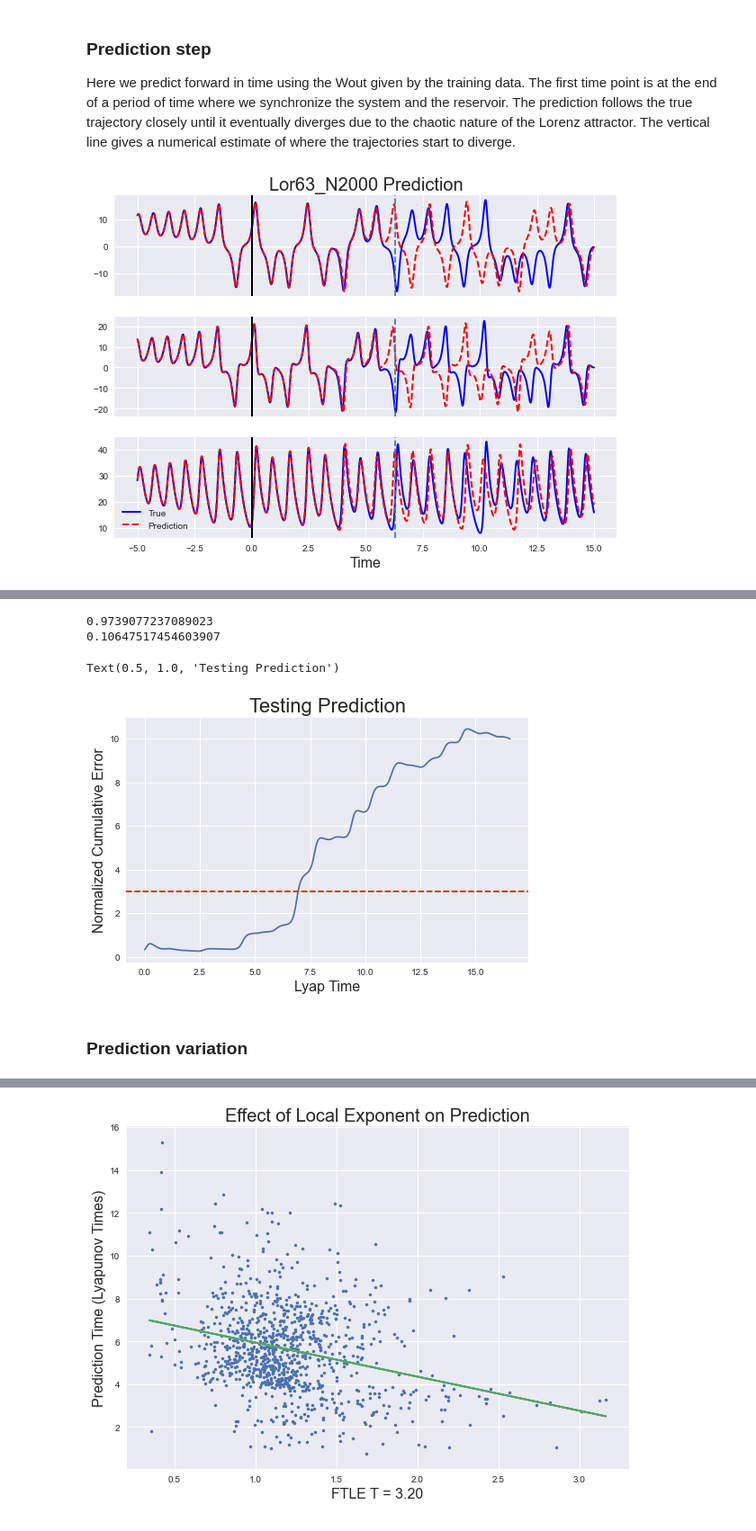
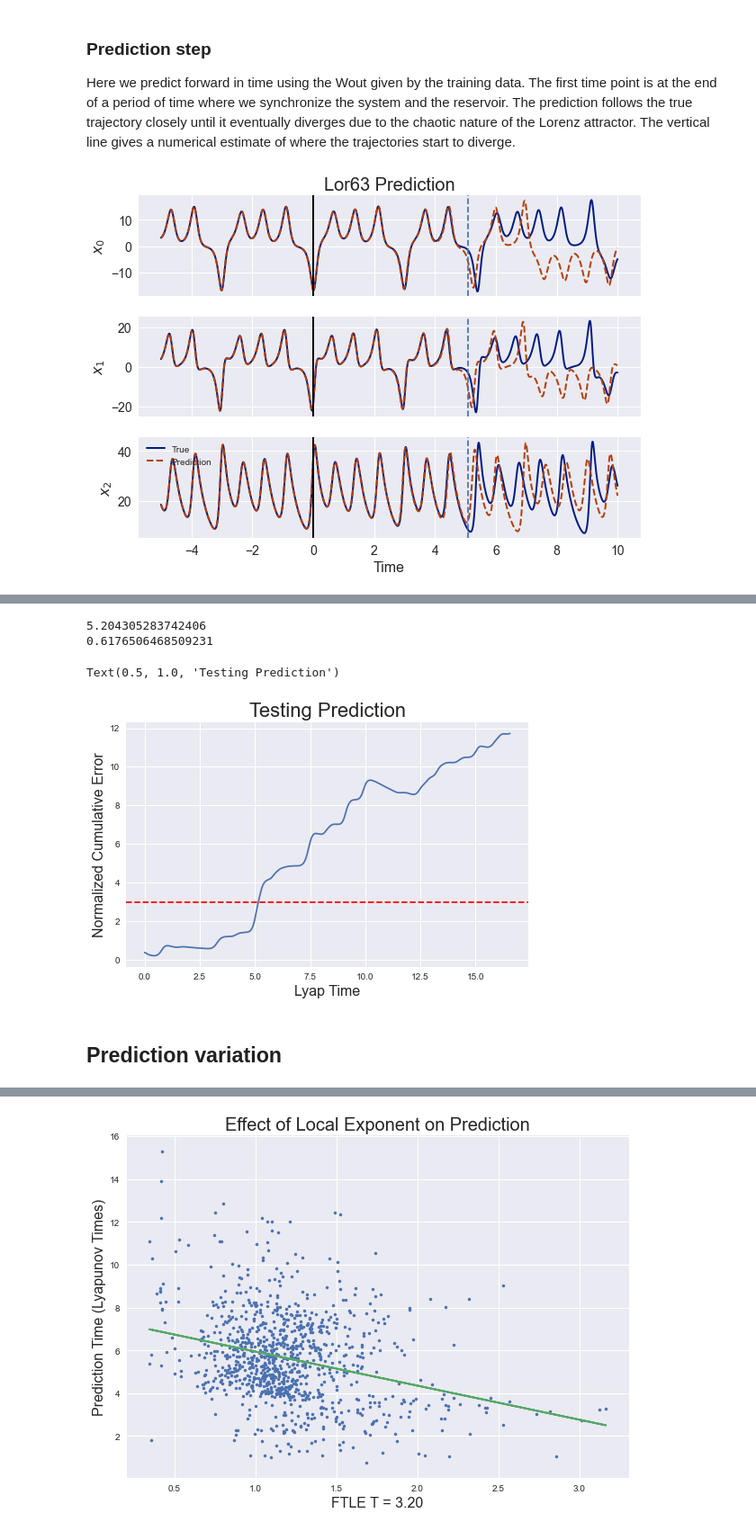
Before and after one commit to japlatt/reservoir, a Jupyter notebook: examples/Example_Lorenz_63.ipynb, the cells around one changed output, grey strips where cells are left out. Shown at 90% size. Cells and saved outputs as stored; diff of their text form; code cells hidden in the pictures.

```diff
--- a/examples/Example_Lorenz_63.ipynb
+++ b/examples/Example_Lorenz_63.ipynb
@@ -129,10 +130,10 @@ Now we define the parameters for our reservoir.  The performance of the reservoi
 Make sure D (dimension) is the same as for the input system
 # %%
 N = 2000
-sigma = 0.014
+sigma = 0.014 #scaling of the input
 
 # dr/dt = gamma * (-r + tanh(M*r+Win*u))
-params = {'name': 'Lor63_N2000',
+params = {'name': 'Lor63',
           'N': N, #number of neurons
           'D': D, #dimension of the input system
           'gamma': 10, #time constant for the system
@@ -143,29 +144,10 @@ params = {'name': 'Lor63_N2000',
           'Win_a': -sigma, #Win input matrix lower bound
           'Win_b': sigma, #Win input matrix upper bound
           'time_step': 0.001, #integration time step for reservoir
-          'spinup_time': 10, #time it takes to synchronize res with sys
+          'spinup_time': 5, #time it takes to synchronize res with sys
           'system': lor63sys, #system to run reservoir over
           'saveplots': False} #save the plots
 
 
-# N = 300
-# sigma = 0.1
-
-# # dr/dt = gamma * (-r + tanh(M*r+Win*u))
-# params = {'name': 'Lor63_N2000',
-#           'N': N, #number of neurons
-#           'D': D, #dimension of the input system
-#           'gamma': 20, #time constant for the system
-#           'M_a': -1, #M connectivity matrix lower bound
-#           'M_b': 1, #M connectivity matrix upper bound
-#           'M_pnz': 0.02, #M connectivity matrix sparsity
-#           'M_SR': 1.2, #M connectivity matrix spectral radius
-#           'Win_a': -sigma, #Win input matrix lower bound
-#           'Win_b': sigma, #Win input matrix upper bound
-#           'time_step': 0.001, #integration time step for reservoir
-#           'spinup_time': 10, #time it takes to synchronize res with sys
-#           'system': lor63sys, #system to run reservoir over
-#           'saveplots': False} #save the plots
-
 #build the reservoir
 lor63Res = reservoir(params)
@@ -185,8 +163,12 @@ To train the reservoir we need to
 %%time
 def Q(r): return np.hstack((r, np.power(r, 2)))
 
-train_time = 60
+train_time = 60 #time for training
+
+#time between training points (must be a multiple of the res time step)
 train_time_step = 0.02
+
+#regularization term
 beta = 1e-6
 
 #optional parameter, must be integers
@@ -194,11 +176,9 @@ constraints = [[(0, N)],
                [(0, N)],
                [(0, N//2), (3*N//2, 2*N)]]
 
-#takes significantly longer when get_jac = True
 data = lor63Res.train(train_time, #time to train the reservoir
                       train_time_step, #time step over which to train (> integration time step)
                       Q,
                       beta,
-                      constraints = constraints,
-                      get_jac = False)
+                      constraints = constraints)
 # %% [output]
@@ -244,9 +222,9 @@ Here we predict forward in time using the Wout given by the training data.  The
 # %%
 %%time
 lor63Res.time_step = 0.001
-# lor63Res.ifsave = True
-acc = 3
-pred, u_pred, u_true = lor63Res.predict(15, acc = acc, show = True, retDat = True)
-# lor63Res.ifsave = False
+lor63Res.ifsave = True
+acc = 1
+pred, u_pred, u_true = lor63Res.predict(10, acc = acc, show = True, retDat = True)
+lor63Res.ifsave = False
 # %% [output]
-[figure, old version]
+[figure, new version]
@@ -256,8 +234,8 @@ Wall time: 6.02 s
 print(np.linalg.norm(np.mean(u_pred, axis = 1)-np.mean(u_true, axis = 1)))
 print(np.linalg.norm(np.std(u_pred, axis = 1)-np.std(u_true, axis = 1)))
 # %% [output]
-0.9739077237089023
-0.10647517454603907
+5.204305283742406
+0.6176506468509231
 # %%
 plt.style.use('seaborn')
 fig = plt.figure(figsize = (8, 5))
@@ -269,9 +247,9 @@ plt.title('Testing Prediction', fontsize = 22)
 # fig.savefig('cum_error.pdf', bbox_inches = 'tight')
 # %% [output]
 Text(0.5, 1.0, 'Testing Prediction')
-[figure, old version]
+[figure, new version]
 # %% [markdown]
-### Prediction variation
+## Prediction variation
 # %%
 %%time
 lyap = 0.9056
```
Also changed, not shown: parts of 25 cells of this notebook, 2 other files.
